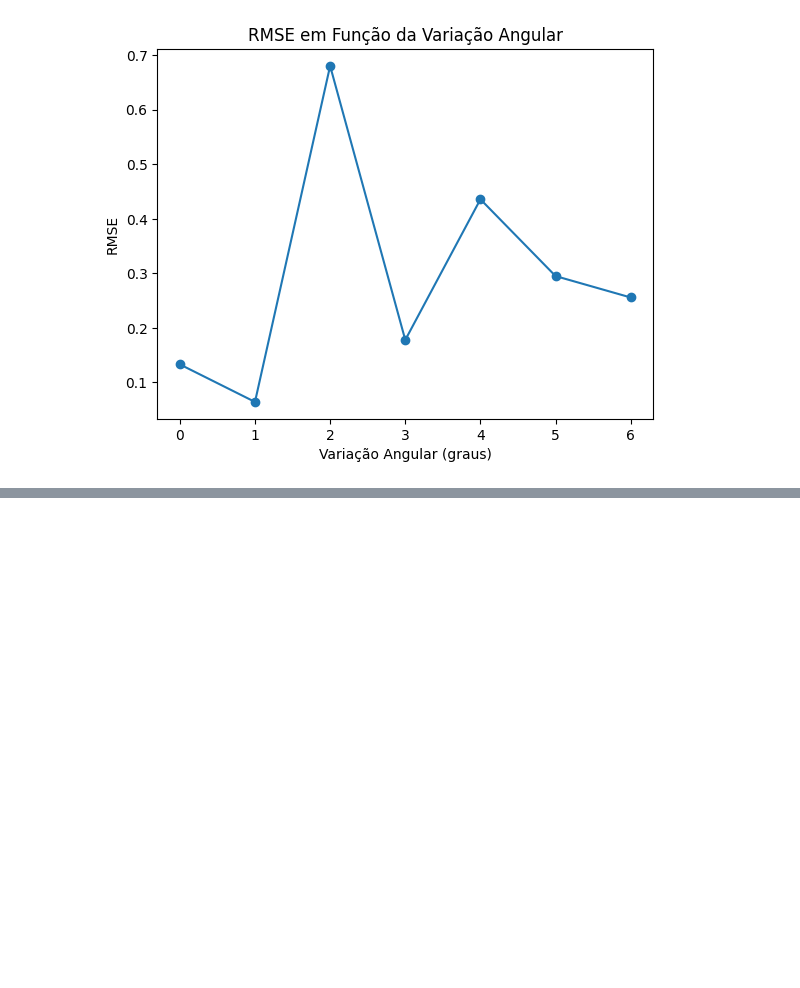
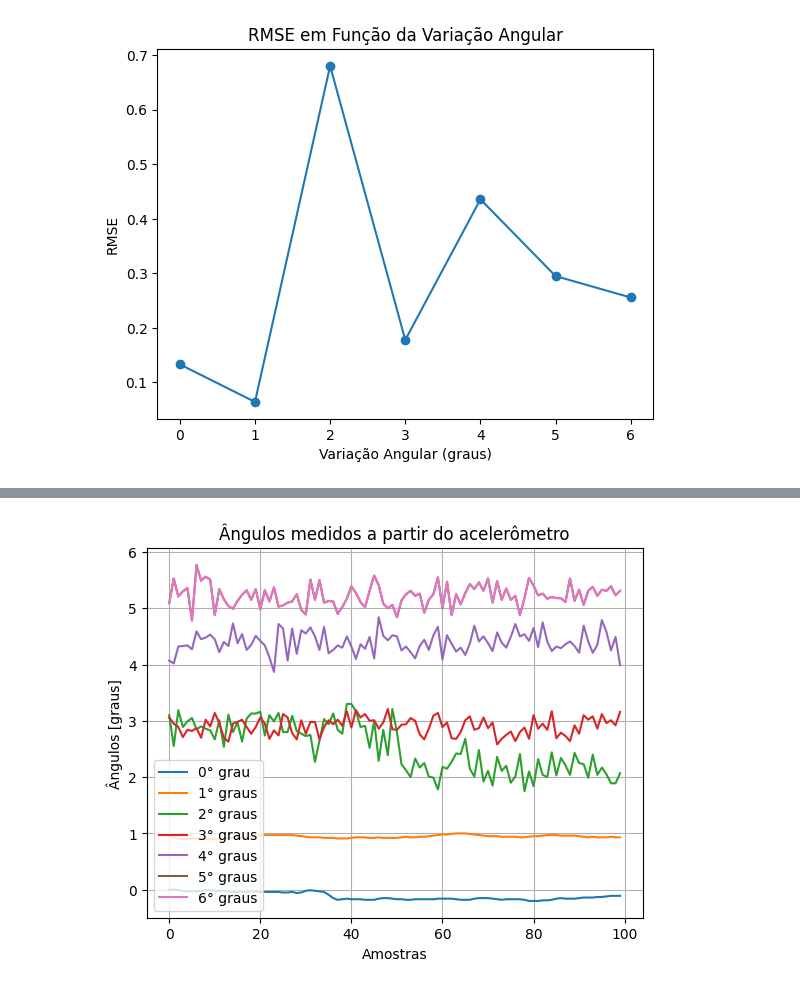
Before and after one commit to luizros/Instrumentacao_Eletr-nica, a Jupyter notebook: src/main/REQM.ipynb, the cells around one changed output, grey strips where cells are left out. Saved outputs shown, nothing was run; the diff lists cells and outputs as text; code cells hidden in the pictures; blank space fills up the shorter version.

```diff
--- a/src/main/REQM.ipynb
+++ b/src/main/REQM.ipynb
@@ -82,0 +127,32 @@ plt.show()
+# %%
+import pandas as pd
+import matplotlib.pyplot as plt
+
+# Lendo o arquivo CSV
+df = np.genfromtxt('./acell.csv', delimiter=';', skip_header=1)
+
+d0 = df[:, 0]
+d1 = df[:, 1]
+d2 = df[:, 2]
+d3 = df[:, 3]
+d4 = df[:, 4]
+d5 = df[:, 5]
+d6 = df[:, 6]
+
+
+plt.plot(d0, label='0° grau')
+plt.plot(d1, label='1° graus')
+plt.plot(d2, label='2° graus')
+plt.plot(d3, label='3° graus')
+plt.plot(d4, label='4° graus')
+plt.plot(d5, label='5° graus')
+plt.plot(d5, label='6° graus')
+
+plt.legend()
+plt.title('Ângulos medidos a partir do acelerômetro')
+plt.xlabel('Amostras')
+plt.ylabel('Ângulos [graus]')
+plt.grid(visible=True, axis='both')
+plt.savefig('my_plot2.png')
+# %% [output]
+[figure, added]
```
Also changed, not shown: parts of 4 cells of this notebook.
